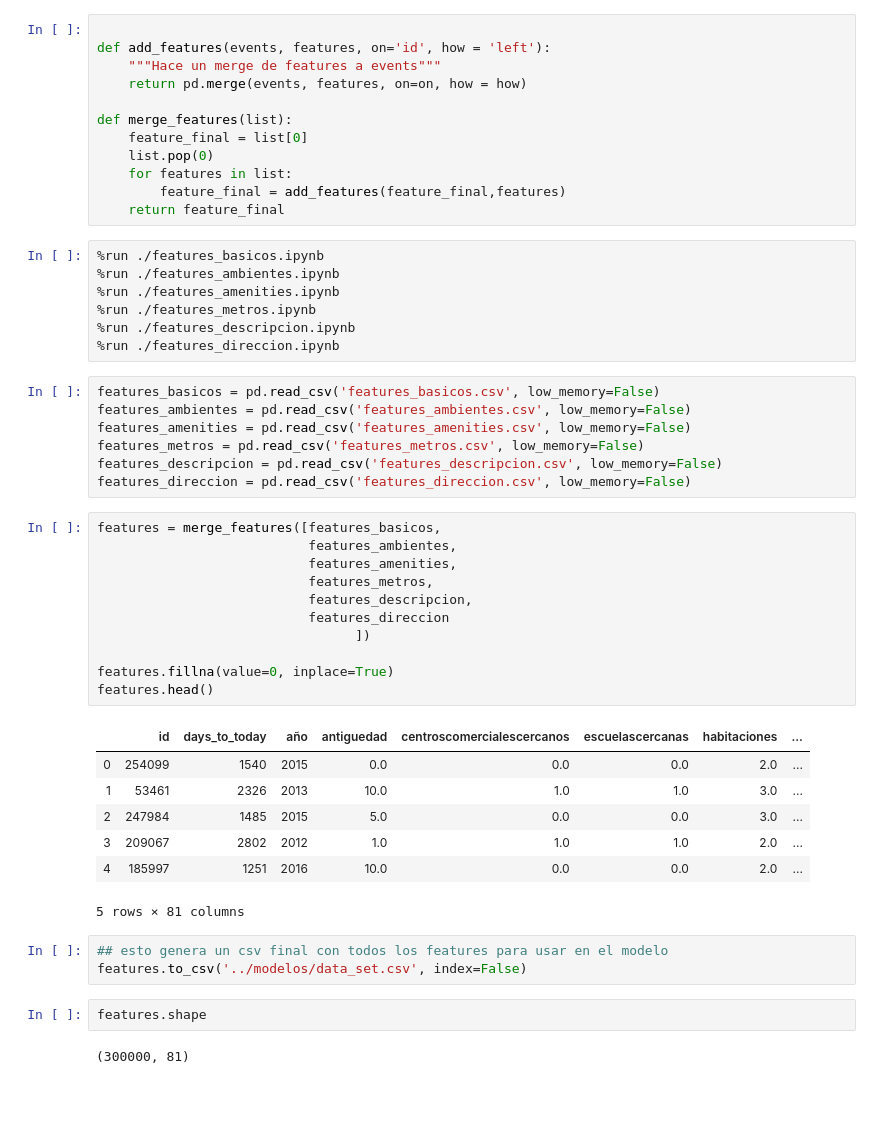
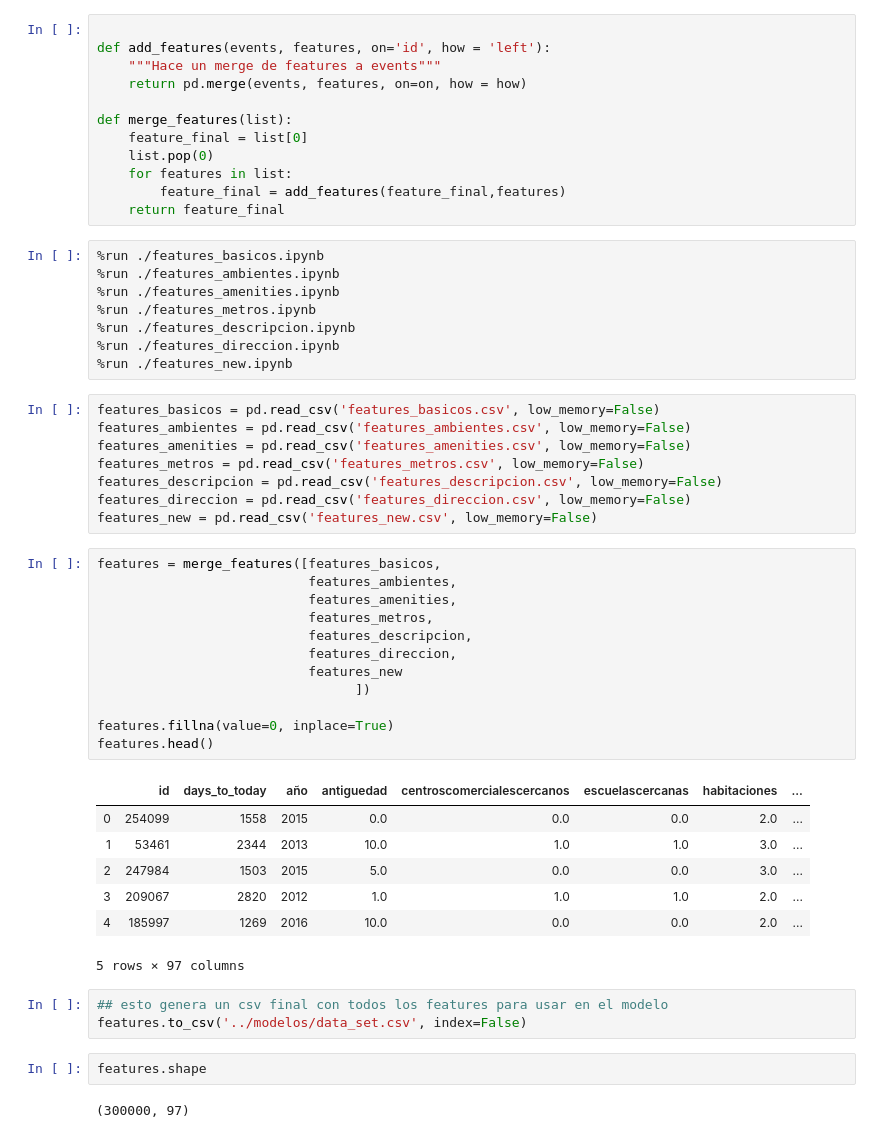
Before and after one commit to camilaserra5/7506-organizacion-de-datos, a Jupyter notebook: tp2/features/feature-main.ipynb, the cells around one changed output. Cells and saved outputs as stored; diff of their text form; blank space fills up the shorter version.

```diff
--- a/tp2/features/feature-main.ipynb
+++ b/tp2/features/feature-main.ipynb
@@ -26,6 +26,7 @@ def merge_features(list):
 %run ./features_metros.ipynb
 %run ./features_descripcion.ipynb
 %run ./features_direccion.ipynb
+%run ./features_new.ipynb
 # %%
 features_basicos = pd.read_csv('features_basicos.csv', low_memory=False)
 features_ambientes = pd.read_csv('features_ambientes.csv', low_memory=False)
@@ -33,32 +34,34 @@ features_amenities = pd.read_csv('features_amenities.csv', low_memory=False)
 features_metros = pd.read_csv('features_metros.csv', low_memory=False)
 features_descripcion = pd.read_csv('features_descripcion.csv', low_memory=False)
 features_direccion = pd.read_csv('features_direccion.csv', low_memory=False)
+features_new = pd.read_csv('features_new.csv', low_memory=False)
 # %%
 features = merge_features([features_basicos,
                            features_ambientes,
                            features_amenities,
                            features_metros,
                            features_descripcion,
-                           features_direccion
+                           features_direccion,
+                           features_new
                                  ])
 
 features.fillna(value=0, inplace=True)
 features.head()
 # %% [output]
 |  | id | days_to_today | año | antiguedad | centroscomercialescercanos | escuelascercanas | habitaciones | ... |
-| 0 | 254099 | 1540 | 2015 | 0.0 | 0.0 | 0.0 | 2.0 | ... |
-| 1 | 53461 | 2326 | 2013 | 10.0 | 1.0 | 1.0 | 3.0 | ... |
-| 2 | 247984 | 1485 | 2015 | 5.0 | 0.0 | 0.0 | 3.0 | ... |
-| 3 | 209067 | 2802 | 2012 | 1.0 | 1.0 | 1.0 | 2.0 | ... |
-| 4 | 185997 | 1251 | 2016 | 10.0 | 0.0 | 0.0 | 2.0 | ... |
+| 0 | 254099 | 1558 | 2015 | 0.0 | 0.0 | 0.0 | 2.0 | ... |
+| 1 | 53461 | 2344 | 2013 | 10.0 | 1.0 | 1.0 | 3.0 | ... |
+| 2 | 247984 | 1503 | 2015 | 5.0 | 0.0 | 0.0 | 3.0 | ... |
+| 3 | 209067 | 2820 | 2012 | 1.0 | 1.0 | 1.0 | 2.0 | ... |
+| 4 | 185997 | 1269 | 2016 | 10.0 | 0.0 | 0.0 | 2.0 | ... |
-5 rows × 81 columns
+5 rows × 97 columns
 # %%
 ## esto genera un csv final con todos los features para usar en el modelo
 features.to_csv('../modelos/data_set.csv', index=False)
 # %%
 features.shape
 # %% [output]
-(300000, 81)
+(300000, 97)
 # %%
 features.columns
 # %% [output]
```
Also changed, not shown: parts of 1 cell of this notebook, 16 other files.
